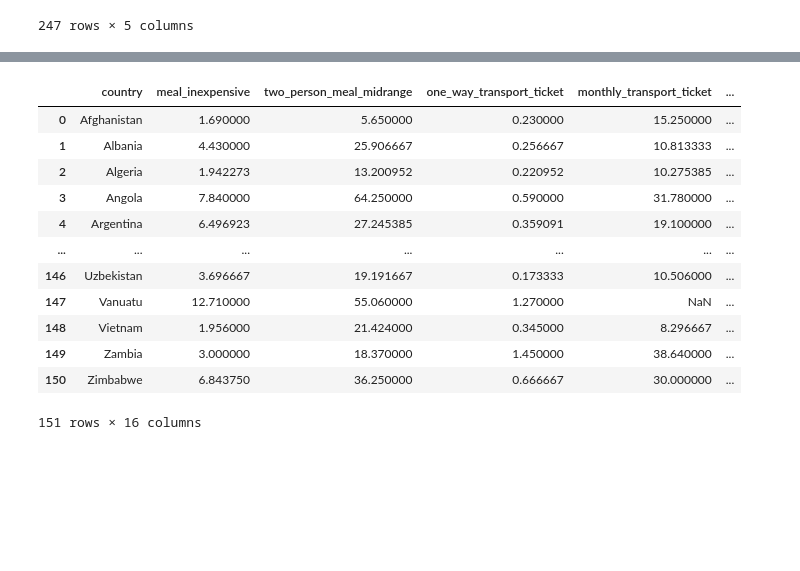
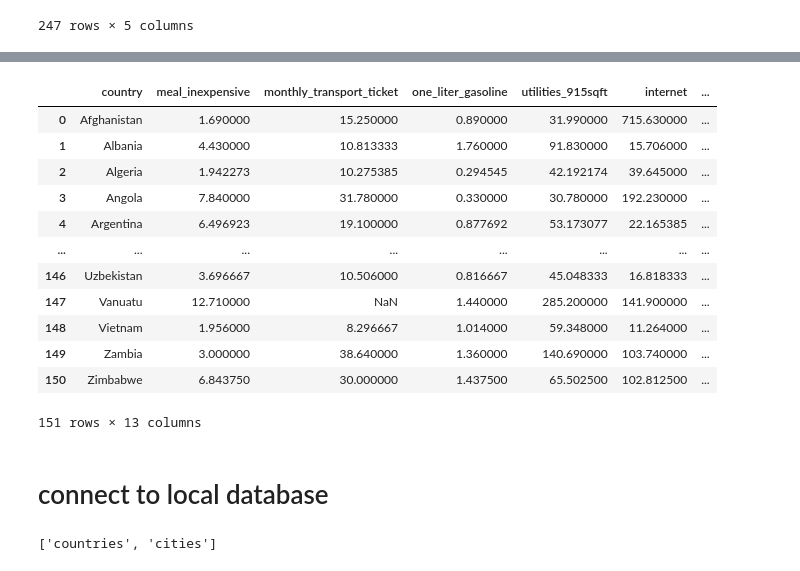
Before and after one commit to elizabethho1/project-3, a Jupyter notebook: cost_of_living_v3.ipynb, the cells around one changed output, grey strips where cells are left out. Saved outputs shown, nothing was run; the diff lists cells and outputs as text; code cells hidden in the pictures; blank space fills up the shorter version.

```diff
--- a/cost_of_living_v2.ipynb
+++ b/cost_of_living_v3.ipynb
@@ -35,18 +35,21 @@ countries
 worldcities['City, Country'] = worldcities[['city','country']].apply(",".join, axis=1)
 # %%
 csv2 = csv2.rename(columns={'Meal, Inexpensive Restaurant (USD)': 'meal_inexpensive',
-                                              'Meal for 2 People, Mid-range Restaurant, Three-course (USD)': 'two_person_meal_midrange',
-                                              'One-way Ticket (Local Transport) (USD)': 'one_way_transport_ticket',
+
                                               'Monthly Pass (Regular Price) (USD)': 'monthly_transport_ticket',
                                               'Gasoline (1 liter) (USD)': 'one_liter_gasoline',
                                               'Basic (Electricity, Heating, Cooling, Water, Garbage) for 85m2 Apartment (USD)': 'utilities_915sqft',
                                               'Internet (60 Mbps or More, Unlimited Data, Cable/ADSL) (USD)':'internet',
                                               'Fitness Club, Monthly Fee for 1 Adult (USD)': 'monthly_gym_fee',
+                                              'Preschool (or Kindergarten), Full Day, Private, Monthly for 1 Child (USD)': 'monthly_preschool_one_child',
                                               'Apartment (1 bedroom) in City Centre (USD)': 'center_city_1_bd',
-                                              'Apartment (1 bedroom) Outside of Centre (USD)': 'outside_of_city_1_bd',
                                               'Average Monthly Net Salary (After Tax) (USD)': 'avg_monthly_salary'
                                     })
 
 csv2['City, Country'] = csv2[['city','country']].apply(",".join, axis=1)
+csv2 = csv2.drop('International Primary School, Yearly for 1 Child (USD)', axis=1)
+csv2 = csv2.drop('Meal for 2 People, Mid-range Restaurant, Three-course (USD)', axis=1)
+csv2 = csv2.drop('One-way Ticket (Local Transport) (USD)', axis=1)
+csv2 = csv2.drop('Apartment (1 bedroom) Outside of Centre (USD)', axis=1)
 csv2.head()
 # %% [output]
@@ -59,7 +62,7 @@ csv2.head()
 # %%
 # add longitude and latitude for each city
 city_merged_df = pd.merge(csv2, worldcities, how='inner',on=['City, Country','City, Country'])
-cities_merged_df= city_merged_df[['city_x', 'country_x', 'meal_inexpensive','two_person_meal_midrange','one_way_transport_ticket','monthly_transport_ticket','one_liter_gasoline','utilities_915sqft','internet','monthly_gym_fee','Preschool (or Kindergarten), Full Day, Private, Monthly for 1 Child (USD)','International Primary School, Yearly for 1 Child (USD)','center_city_1_bd','outside_of_city_1_bd','avg_monthly_salary','City, Country','lat','lng','population']].copy()
+cities_merged_df= city_merged_df[['city_x', 'country_x', 'meal_inexpensive','monthly_transport_ticket','one_liter_gasoline','utilities_915sqft','internet','monthly_gym_fee','monthly_preschool_one_child','center_city_1_bd','avg_monthly_salary','City, Country','lat','lng','population']].copy()
 final_cities_merged_df = cities_merged_df.rename(columns={'city_x': 'city', 'country_x':'country'})
 # %%
 # before removing nan
@@ -129,0 +108,18 @@ final_cities_merged_df
+# %%
+#cleaning NaN values
+final_cities_merged_df['meal_inexpensive'] = final_cities_merged_df['meal_inexpensive'].fillna(0)
+final_cities_merged_df['monthly_transport_ticket'] = final_cities_merged_df['monthly_transport_ticket'].fillna(0)
+final_cities_merged_df['one_liter_gasoline'] = final_cities_merged_df['one_liter_gasoline'].fillna(0)
+final_cities_merged_df['utilities_915sqft'] = final_cities_merged_df['utilities_915sqft'].fillna(0)
+final_cities_merged_df['internet'] = final_cities_merged_df['internet'].fillna(0)
+final_cities_merged_df['monthly_gym_fee'] = final_cities_merged_df['monthly_gym_fee'].fillna(0)
+final_cities_merged_df['monthly_preschool_one_child'] = final_cities_merged_df['monthly_preschool_one_child'].fillna(0)
+final_cities_merged_df['center_city_1_bd'] = final_cities_merged_df['center_city_1_bd'].fillna(0)
+final_cities_merged_df['avg_monthly_salary'] = final_cities_merged_df['avg_monthly_salary'].fillna(0)
+final_cities_merged_df['lat'] = final_cities_merged_df['lat'].fillna(0)
+final_cities_merged_df['lng'] = final_cities_merged_df['lng'].fillna(0)
+final_cities_merged_df['population'] = final_cities_merged_df['population'].fillna(0)
+
+
+#displaying final data for cities
+final_cities_merged_df
@@ -130,6 +140,6 @@ final_cities_merged_df
 # %%
 # average the columns from cities dataframe per country - display in new dataframe
-world_data_df = final_cities_merged_df[['country', 'meal_inexpensive','two_person_meal_midrange','one_way_transport_ticket','monthly_transport_ticket','one_liter_gasoline','utilities_915sqft','internet','monthly_gym_fee','Preschool (or Kindergarten), Full Day, Private, Monthly for 1 Child (USD)','International Primary School, Yearly for 1 Child (USD)','center_city_1_bd','avg_monthly_salary']]
+world_data_df = final_cities_merged_df[['country', 'meal_inexpensive','monthly_transport_ticket','one_liter_gasoline','utilities_915sqft','internet','monthly_gym_fee','monthly_preschool_one_child','center_city_1_bd','avg_monthly_salary']]
 world_data_df = world_data_df .groupby('country').mean()
 # adding longitude, latitude, captial and inflation rate for each country
 world_merged_df = pd.merge(world_data_df, countries, how='inner',on=['country','country'])
@@ -152,17 +162,20 @@ world_merged2_df
 # %%
-final_world_merged_df= world_merged2_df [['country', 'meal_inexpensive','two_person_meal_midrange','one_way_transport_ticket','monthly_transport_ticket','one_liter_gasoline','utilities_915sqft','internet','monthly_gym_fee','Preschool (or Kindergarten), Full Day, Private, Monthly for 1 Child (USD)','International Primary School, Yearly for 1 Child (USD)','center_city_1_bd','avg_monthly_salary','latlng','capital','2021 inflation rate']]
+final_world_merged_df= world_merged2_df [['country', 'meal_inexpensive','monthly_transport_ticket','one_liter_gasoline','utilities_915sqft','internet','monthly_gym_fee','monthly_preschool_one_child','center_city_1_bd','avg_monthly_salary','latlng','capital','2021 inflation rate']]
+
 final_world_merged_df
 # %% [output]
-|  | country | meal_inexpensive | two_person_meal_midrange | one_way_transport_ticket | monthly_transport_ticket | ... |
-| 0 | Afghanistan | 1.690000 | 5.650000 | 0.230000 | 15.250000 | ... |
-| 1 | Albania | 4.430000 | 25.906667 | 0.256667 | 10.813333 | ... |
-| 2 | Algeria | 1.942273 | 13.200952 | 0.220952 | 10.275385 | ... |
-| 3 | Angola | 7.840000 | 64.250000 | 0.590000 | 31.780000 | ... |
-| 4 | Argentina | 6.496923 | 27.245385 | 0.359091 | 19.100000 | ... |
-| ... | ... | ... | ... | ... | ... | ... |
-| 146 | Uzbekistan | 3.696667 | 19.191667 | 0.173333 | 10.506000 | ... |
-| 147 | Vanuatu | 12.710000 | 55.060000 | 1.270000 | NaN | ... |
-| 148 | Vietnam | 1.956000 | 21.424000 | 0.345000 | 8.296667 | ... |
-| 149 | Zambia | 3.000000 | 18.370000 | 1.450000 | 38.640000 | ... |
-| 150 | Zimbabwe | 6.843750 | 36.250000 | 0.666667 | 30.000000 | ... |
+|  | country | meal_inexpensive | monthly_transport_ticket | one_liter_gasoline | utilities_915sqft | internet | ... |
+| 0 | Afghanistan | 1.690000 | 15.250000 | 0.890000 | 31.990000 | 715.630000 | ... |
+| 1 | Albania | 4.430000 | 10.813333 | 1.760000 | 91.830000 | 15.706000 | ... |
+| 2 | Algeria | 1.942273 | 10.275385 | 0.294545 | 42.192174 | 39.645000 | ... |
+| 3 | Angola | 7.840000 | 31.780000 | 0.330000 | 30.780000 | 192.230000 | ... |
+| 4 | Argentina | 6.496923 | 19.100000 | 0.877692 | 53.173077 | 22.165385 | ... |
+| ... | ... | ... | ... | ... | ... | ... | ... |
+| 146 | Uzbekistan | 3.696667 | 10.506000 | 0.816667 | 45.048333 | 16.818333 | ... |
+| 147 | Vanuatu | 12.710000 | NaN | 1.440000 | 285.200000 | 141.900000 | ... |
+| 148 | Vietnam | 1.956000 | 8.296667 | 1.014000 | 59.348000 | 11.264000 | ... |
+| 149 | Zambia | 3.000000 | 38.640000 | 1.360000 | 140.690000 | 103.740000 | ... |
+| 150 | Zimbabwe | 6.843750 | 30.000000 | 1.437500 | 65.502500 | 102.812500 | ... |
-151 rows × 16 columns
+151 rows × 13 columns
+# %% [markdown]
+# connect to local database
@@ -168,0 +195,4 @@ final_world_merged_df
+# %%
+engine.table_names()
+# %% [output]
+['countries', 'cities']
```
Also changed, not shown: parts of 11 cells of this notebook.
